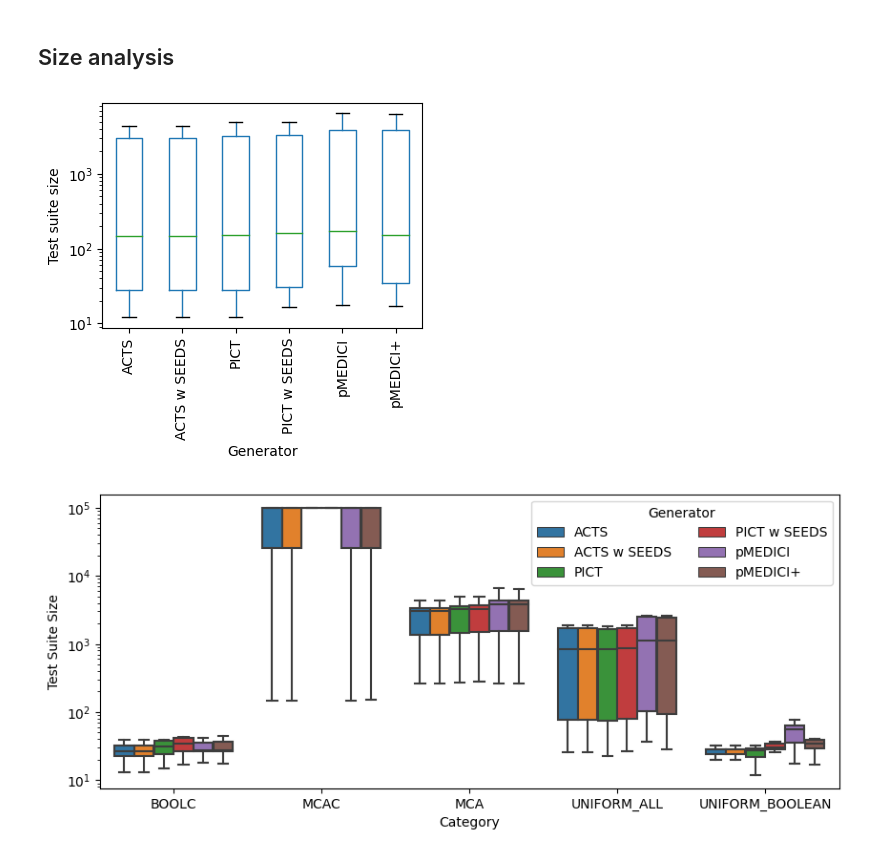
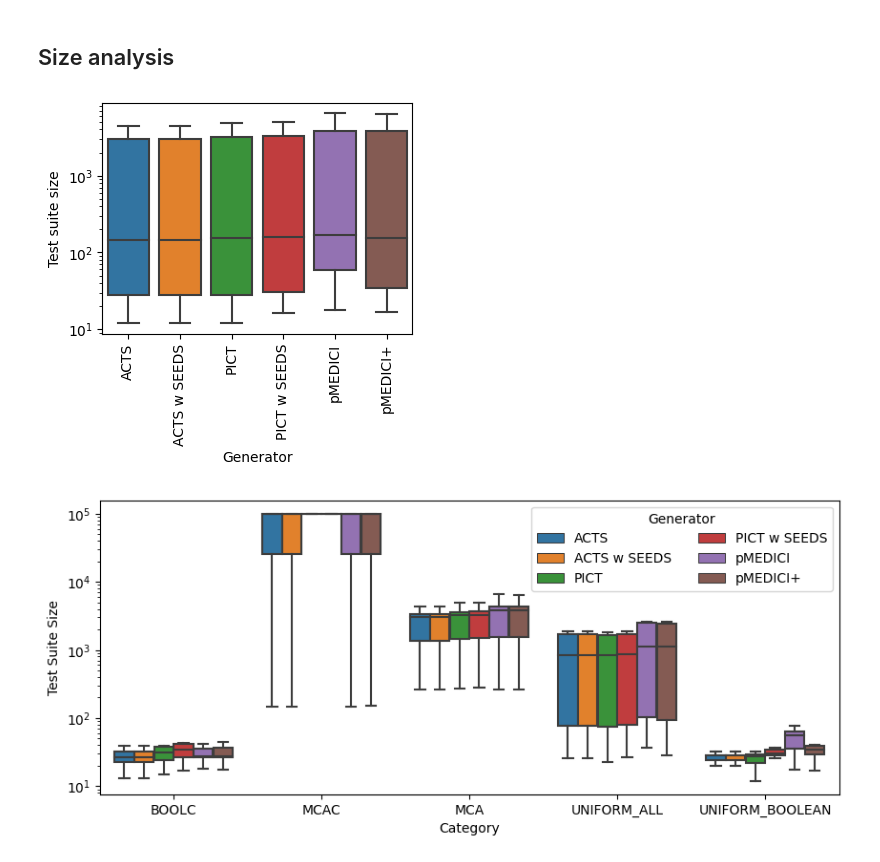
Before and after one commit to fmselab/ct-tools, a Jupyter notebook: IncrementalCitGeneration/experiments/AnalysisExperimentsSINC.ipynb, the cells around one changed output. Cells and saved outputs as stored; diff of their text form; code cells hidden in the pictures.

Commit message:
Update experiments and data for SI IWCT 2023

```diff
--- a/IncrementalCitGeneration/experiments/AnalysisExperimentsSINC.ipynb
+++ b/IncrementalCitGeneration/experiments/AnalysisExperimentsSINC.ipynb
@@ -179,21 +181,23 @@ pMEDICI VS pMEDICI+:
 # %%
 # Extract the TS Size of different generators
 dfTSSize = dfFiltered[~dfFiltered['ModelName'].isin(dfFiltered[dfFiltered['TSTime'] == 301000]['ModelName'])][['Generator','TSSize']]
 
 # Boxplot the TS Size of different generators and remove the outliers
-ax = dfTSSize.boxplot(by='Generator', showfliers=False, grid=False, rot=90)
+ax = sns.boxplot(x='Generator', y='TSSize', data=dfTSSize, showfliers=False)
+ax.set_xticklabels(ax.get_xticklabels(),rotation=90)
+#ax = dfTSSize.boxplot(by='Generator', showfliers=False, grid=False, rot=90)
 ax.set_yscale('log')
 ax.set_ylabel('Test suite size')
 ax.set_xlabel('Generator')
 ax.set_title('')
 plt.suptitle('')
 # Set the figure size
 fig = plt.gcf()
 fig.set_size_inches(4, 3)
 # Export the figure in PDF
 plt.savefig("pictures/SINC_TS_Size.pdf", bbox_inches='tight')
 # %% [output]
-[figure, old version]
+[figure, new version]
 # %%
 plotByCategory(dfFiltered, 'Size')
 # %% [output]
```
Also changed, not shown: parts of 1 cell of this notebook, 5 other files.
